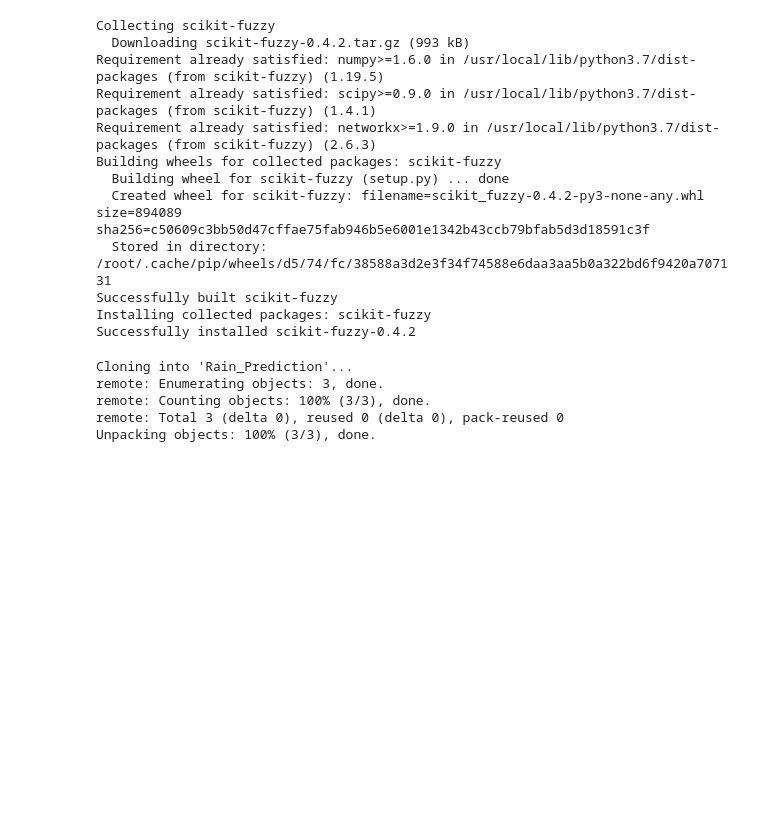
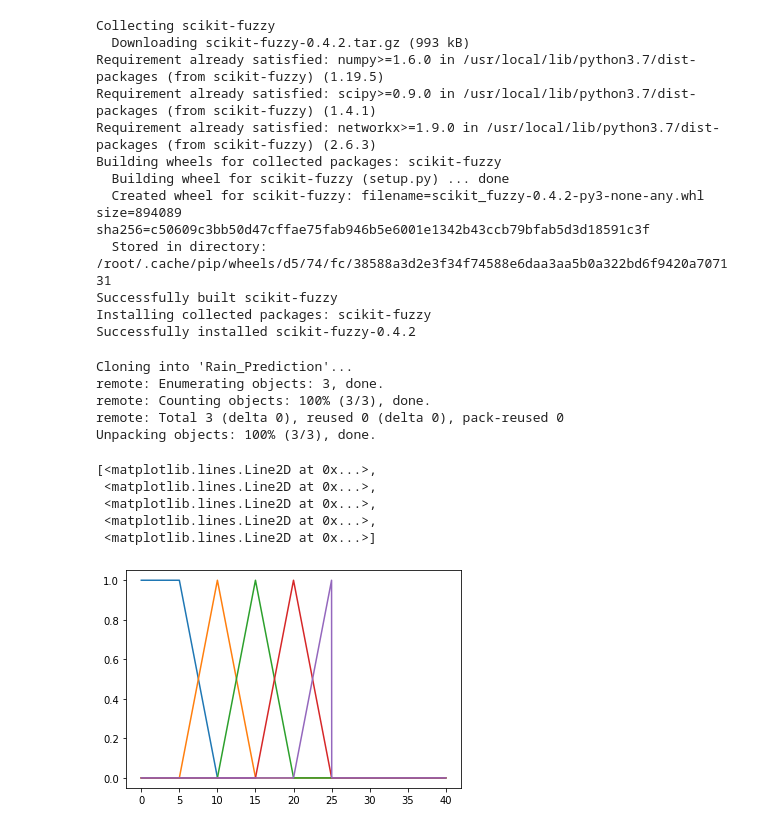
Before and after one commit to IssacChew/Rain_Prediction, a Jupyter notebook: Rain_Prediction.ipynb, the cells around one changed output. Cells and saved outputs as stored; diff of their text form; code cells hidden in the pictures; blank space fills up the shorter version.

Commit message:
Included membership functions

```diff
--- a/Rain_Prediction.ipynb
+++ b/Rain_Prediction.ipynb
@@ -25,0 +30,39 @@ Unpacking objects: 100% (3/3), done.
+# %%
+temp=np.arange(0,40,0.01)
+wind=np.arange(0,14,0.01)
+atm=np.arange(28,32,0.01)
+rate=np.arange(0,1,0.001)
+rain=np.arange(0,100,0.01)
+# %%
+#Membership functions
+temp_vl=fuzz.trapmf(temp,[0,0,5,10])
+temp_l=fuzz.trimf(temp,[5,10,15])
+temp_n=fuzz.trimf(temp,[10,15,20])
+temp_h=fuzz.trimf(temp,[15,20,25])
+temp_vh=fuzz.trimf(temp,[20,25,25])
+wind_vl=fuzz.trimf(wind,[2,2,4])
+wind_l=fuzz.trimf(wind,[2,4,6])
+wind_n=fuzz.trimf(wind,[4,6,8])
+wind_h=fuzz.trimf(wind,[6,8,10])
+wind_vh=fuzz.trimf(wind,[8,10,12])
+atm_l=fuzz.trapmf(atm,[28,28,29.8,30])
+atm_n=fuzz.trimf(atm,[29.8,30,30.2])
+atm_h=fuzz.trapmf(atm,[30,30.2,32,32])
+rate_rc=fuzz.trapmf(rate,[0.04,0.18,1,1])
+rate_sc=fuzz.trapmf(rate,[0.003,0.005,0.04,0.18])
+rate_s=fuzz.trapmf(rate,[0,0,0.003,0.005])
+rain_vl=fuzz.trimf(rain,[0,10,30])
+rain_l=fuzz.trimf(rain,[10,30,50])
+rain_n=fuzz.trimf(rain,[30,50,70])
+rain_h=fuzz.trimf(rain,[50,70,90])
+rain_vh=fuzz.trimf(rain,[70,90,100])
+# %%
+#Visualization of membership functions
+plt.plot(temp,temp_vl,temp,temp_l,temp,temp_n,temp,temp_h,temp,temp_vh)
+# %% [output]
+[<matplotlib.lines.Line2D at 0x...>,
+ <matplotlib.lines.Line2D at 0x...>,
+ <matplotlib.lines.Line2D at 0x...>,
+ <matplotlib.lines.Line2D at 0x...>,
+ <matplotlib.lines.Line2D at 0x...>]
+[figure, added]
```
Also changed, not shown: parts of 9 cells of this notebook.
